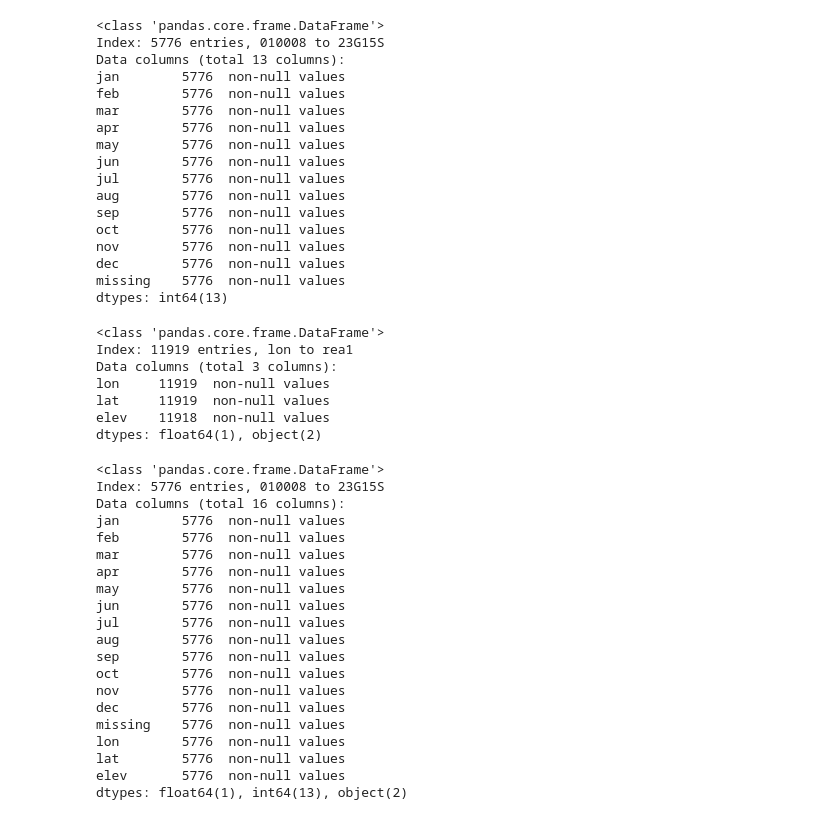
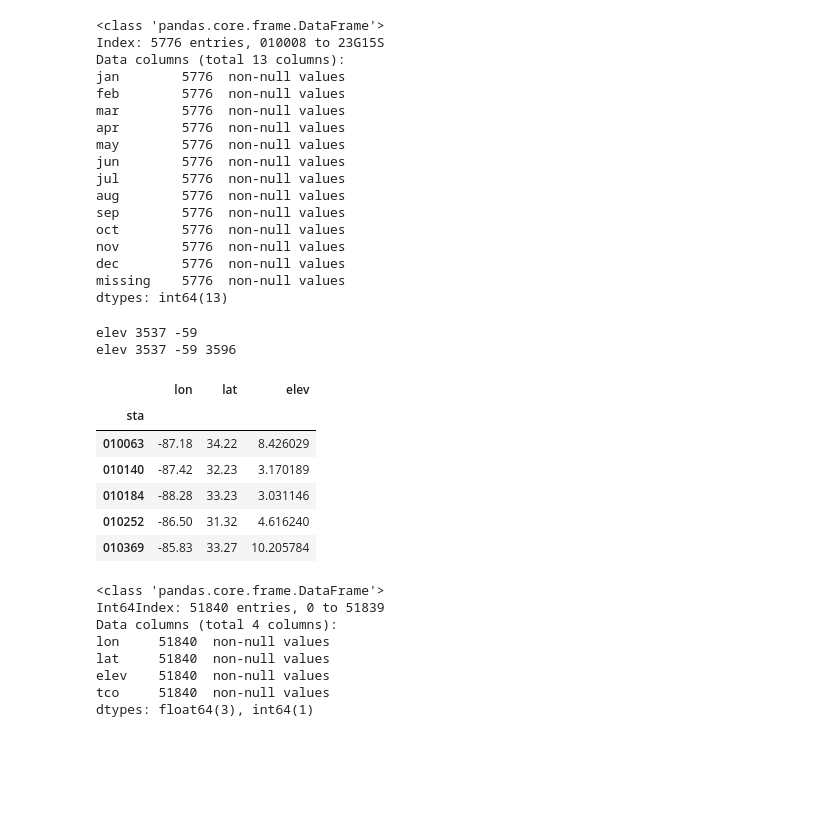
Before and after one commit to davmre/sigvisa, a Jupyter notebook: aistats data munging.ipynb, the cells around one changed output. Saved outputs shown, nothing was run; the diff lists cells and outputs as text; code cells hidden in the pictures; blank space fills up the shorter version.

```diff
--- a/aistats data munging.ipynb
+++ b/aistats data munging.ipynb
@@ -73,39 +84,50 @@ nov        5776  non-null values
 dec        5776  non-null values
 missing    5776  non-null values
 dtypes: int64(13)
+# %%
+precip_sta = pd.read_csv('papers/product_tree/NCAR_pinfill/METAinfo',sep=r'\s*', names=['sta', 'lon', 'lat', 'elev'], index_col=0, header=1)
+precip_joined = precip_full.join(precip_sta, how='inner')
+precip_joined['annual'] = precip_joined['jan']+precip_joined['feb']+precip_joined['mar']+precip_joined['apr']+precip_joined['may']+precip_joined['jun']+precip_joined['jul']+precip_joined['aug']+precip_joined['sep']+precip_joined['oct']+precip_joined['nov']+precip_joined['dec']
+print precip_joined
+# %%
+precip_X = precip_joined[['lon', 'lat', 'elev']]
+standardizeX(precip_X, ignore_cols=['lon', 'lat'])
+precip_X.to_csv('papers/product_tree/datasets/precip/precip_all_X.txt', index=False)
+precip_annual = precip_joined[['annual']]
+precip_annual = (precip_annual - precip_annual.mean())/precip_annual.std()
+precip_annual.to_csv('papers/product_tree/datasets/precip/precip_all_y.txt', index=False)
+
+for month in ['jan', 'feb', 'mar', 'apr', 'may', 'jun', 'jul', 'aug', 'sep', 'oct', 'nov', 'dec']:
+    precip_X.to_csv('papers/product_tree/datasets/precip/precip_%s_X.txt' % month, index=False)
+    precip_month = precip_joined[[month]]
+    precip_month = (precip_month - precip_month.mean())/precip_month.std()
+    precip_month.to_csv('papers/product_tree/datasets/precip/precip_%s_y.txt' % month, index=False)
+# %% [output]
+elev 3537 -59
+elev 3537 -59 3596
+# %%
+
+
+
+precip_X.head()
+#precip_X['lon'].astype('float')
+# %% [output]
+|  | lon | lat | elev |
+| sta |  |  |  |
+| 010063 | -87.18 | 34.22 | 8.426029 |
+| 010140 | -87.42 | 32.23 | 3.170189 |
+| 010184 | -88.28 | 33.23 | 3.031146 |
+| 010252 | -86.50 | 31.32 | 4.616240 |
+| 010369 | -85.83 | 33.27 | 10.205784 |
 # %%
-precip_sta = pd.read_csv('papers/product_tree/NCAR_pinfill/METAinfo',sep=r'\s*', names=['sta', 'lon', 'lat', 'elev'], index_col=0)
-print precip_sta
+tco = pd.read_csv('papers/product_tree/tco.csv', names=['lon', 'lat', 'elev', 'tco'])
+print tco
 # %% [output]
 <class 'pandas.core.frame.DataFrame'>
-Index: 11919 entries, lon to rea1
-Data columns (total 3 columns):
-lon     11919  non-null values
-lat     11919  non-null values
-elev    11918  non-null values
-dtypes: float64(1), object(2)
+Int64Index: 51840 entries, 0 to 51839
+Data columns (total 4 columns):
+lon     51840  non-null values
+lat     51840  non-null values
+elev    51840  non-null values
+tco     51840  non-null values
+dtypes: float64(3), int64(1)
-# %%
-
-precip_joined = precip_full.join(precip_sta, how='inner')
-print precip_joined
-# %% [output]
-<class 'pandas.core.frame.DataFrame'>
-Index: 5776 entries, 010008 to 23G15S
-Data columns (total 16 columns):
-jan        5776  non-null values
-feb        5776  non-null values
-mar        5776  non-null values
-apr        5776  non-null values
-may        5776  non-null values
-jun        5776  non-null values
-jul        5776  non-null values
-aug        5776  non-null values
-sep        5776  non-null values
-oct        5776  non-null values
-nov        5776  non-null values
-dec        5776  non-null values
-missing    5776  non-null values
-lon        5776  non-null values
-lat        5776  non-null values
-elev       5776  non-null values
-dtypes: float64(1), int64(13), object(2)
```
Also changed, not shown: parts of 23 cells of this notebook, 8 other files.
